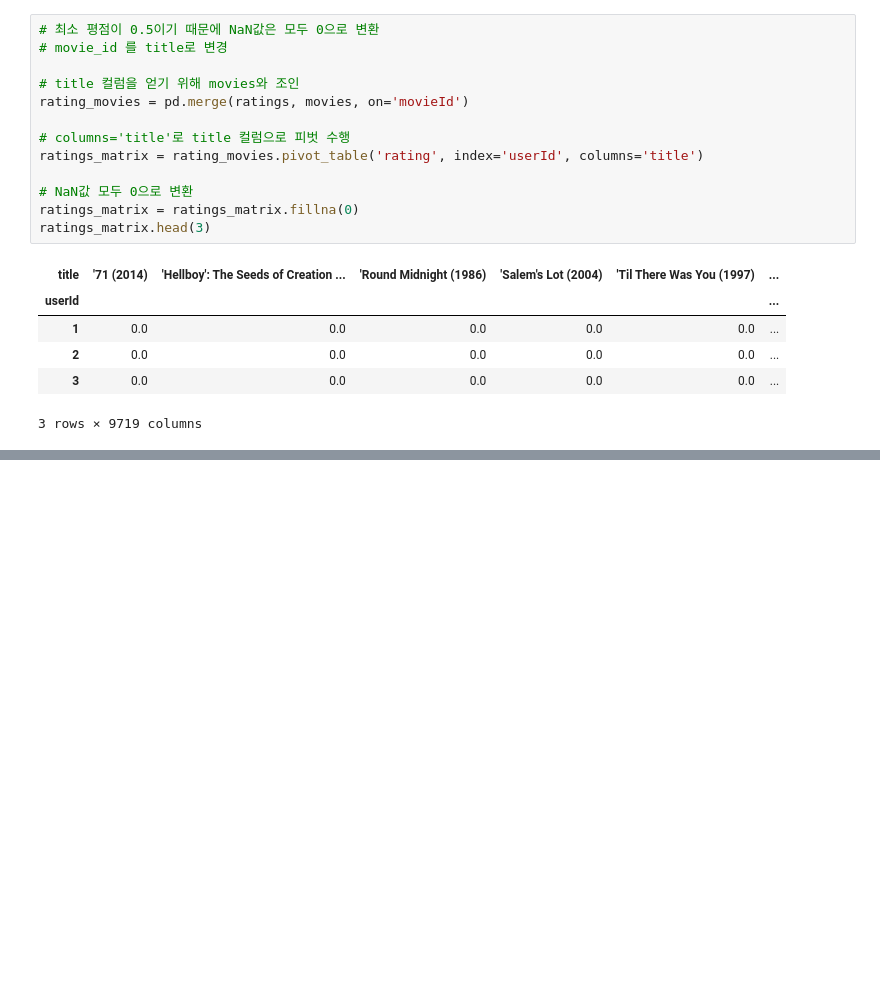
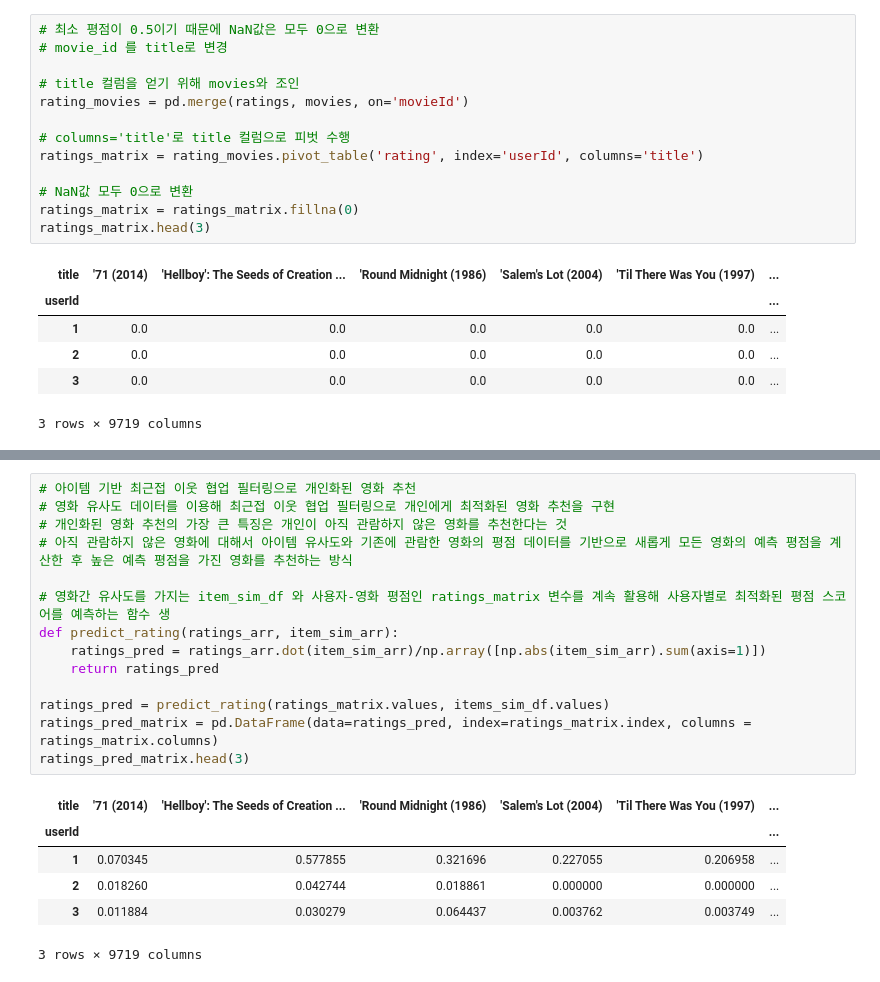
Before and after one commit to waverDeep/RecommenderSystem, a Jupyter notebook: MovieLens_item_based/notebook.ipynb, the cells around one changed output, grey strips where cells are left out. Saved outputs shown, nothing was run; the diff lists cells and outputs as text; blank space fills up the shorter version.

```diff
--- a/MovieLens_item_based/notebook.ipynb
+++ b/MovieLens_item_based/notebook.ipynb
@@ -57,0 +115,21 @@ ratings_matrix.head(3)
+# %%
+# 아이템 기반 최근접 이웃 협업 필터링으로 개인화된 영화 추천
+# 영화 유사도 데이터를 이용해 최근접 이웃 협업 필터링으로 개인에게 최적화된 영화 추천을 구현
+# 개인화된 영화 추천의 가장 큰 특징은 개인이 아직 관람하지 않은 영화를 추천한다는 것
+# 아직 관람하지 않은 영화에 대해서 아이템 유사도와 기존에 관람한 영화의 평점 데이터를 기반으로 새롭게 모든 영화의 예측 평점을 계산한 후 높은 예측 평점을 가진 영화를 추천하는 방식
+
+# 영화간 유사도를 가지는 item_sim_df 와 사용자-영화 평점인 ratings_matrix 변수를 계속 활용해 사용자별로 최적화된 평점 스코어를 예측하는 함수 생
+def predict_rating(ratings_arr, item_sim_arr):
+    ratings_pred = ratings_arr.dot(item_sim_arr)/np.array([np.abs(item_sim_arr).sum(axis=1)])
+    return ratings_pred
+
+ratings_pred = predict_rating(ratings_matrix.values, items_sim_df.values)
+ratings_pred_matrix = pd.DataFrame(data=ratings_pred, index=ratings_matrix.index, columns = ratings_matrix.columns)
+ratings_pred_matrix.head(3)
+# %% [output]
+| title | '71 (2014) | 'Hellboy': The Seeds of Creation ... | 'Round Midnight (1986) | 'Salem's Lot (2004) | 'Til There Was You (1997) | ... |
+| userId |  |  |  |  |  | ... |
+| 1 | 0.070345 | 0.577855 | 0.321696 | 0.227055 | 0.206958 | ... |
+| 2 | 0.018260 | 0.042744 | 0.018861 | 0.000000 | 0.000000 | ... |
+| 3 | 0.011884 | 0.030279 | 0.064437 | 0.003762 | 0.003749 | ... |
+3 rows × 9719 columns
```
Also changed, not shown: parts of 10 cells of this notebook.
